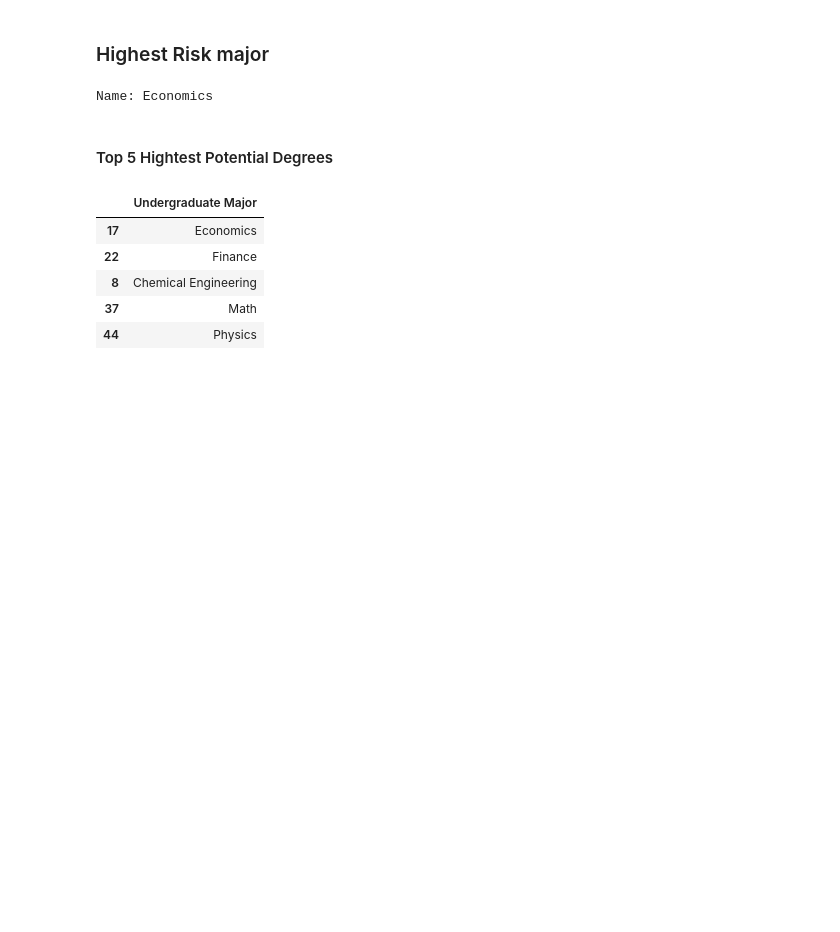
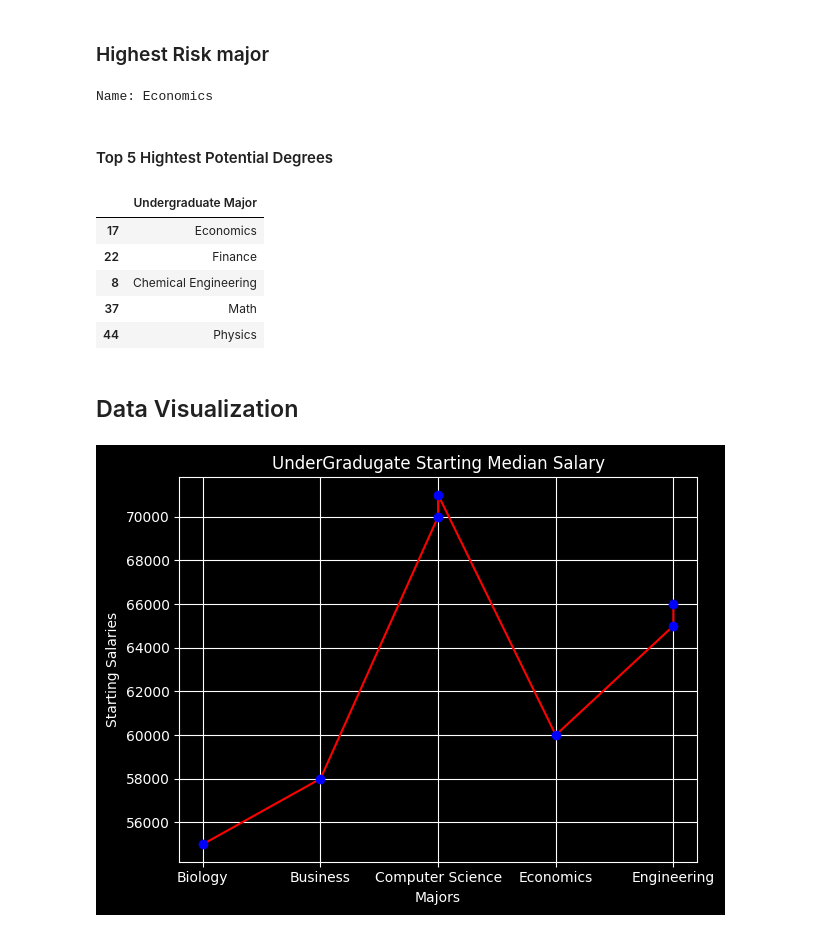
Before and after one commit to ahmedyar7/Data-Science-Projects, a Jupyter notebook: College Majors Analysis/main.ipynb, the cells around one changed output. Saved outputs shown, nothing was run; the diff lists cells and outputs as text; code cells hidden in the pictures; blank space fills up the shorter version.

Commit message:
visualizing the mid career median salaries and the median starting salareies

```diff
--- a/College Majors Analysis/main.ipynb
+++ b/College Majors Analysis/main.ipynb
@@ -132,3 +146,42 @@ top_5_hightest_potential_degrees()
 | 8 | Chemical Engineering |
 | 37 | Math |
 | 44 | Physics |
+# %% [markdown]
+## Data Visualization
+# %%
+import matplotlib.pyplot as plt
+
+
+def start_median_salary() -> plt.plot:
+    """This would visualize the graph with the highest starting median salaries of college major"""
+
+    grouped_data: pd.DataFrame = (
+        df.groupby(["Undergraduate Major", "Starting Median Salary"])
+        .sum()
+        .reset_index()
+    )
+    new_df = pd.DataFrame(grouped_data)
+
+    x_cor: pd.Series = new_df["Undergraduate Major"]
+    y_cor: pd.Series = new_df["Starting Median Salary"]
+
+    graph_title: str = "UnderGradugate Starting Median Salary"
+    x_cor_label: str = "Majors"
+    y_cor_label: str = "Starting Salaries"
+
+    plt.title(graph_title)
+    plt.xlabel(x_cor_label)
+    plt.ylabel(y_cor_label)
+    plt.plot(x_cor, y_cor, color="red")
+    plt.scatter(x_cor, y_cor, color="blue", zorder=5)
+    plt.grid(
+        visible=True,
+        which="both",
+    )
+    plt.tight_layout()
+    plt.show()
+
+
+start_median_salary()
+# %% [output]
+[figure, added]
```
Also changed, not shown: parts of 7 cells of this notebook.
